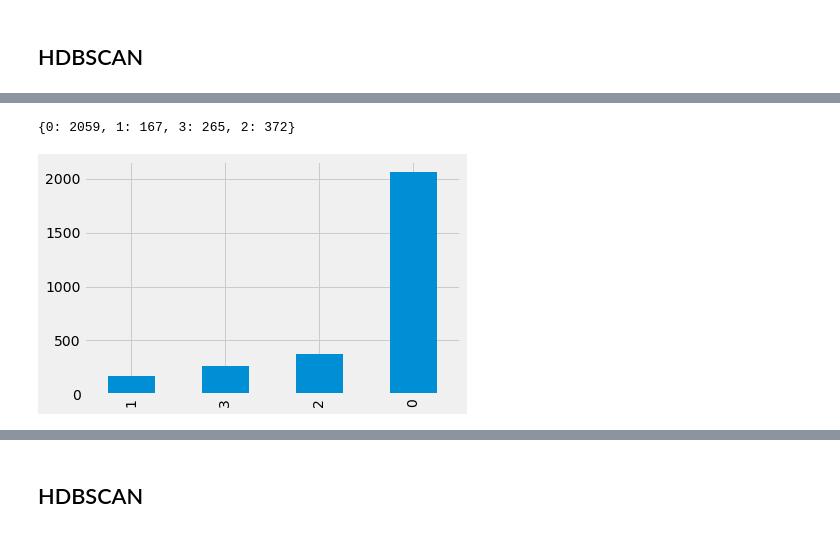
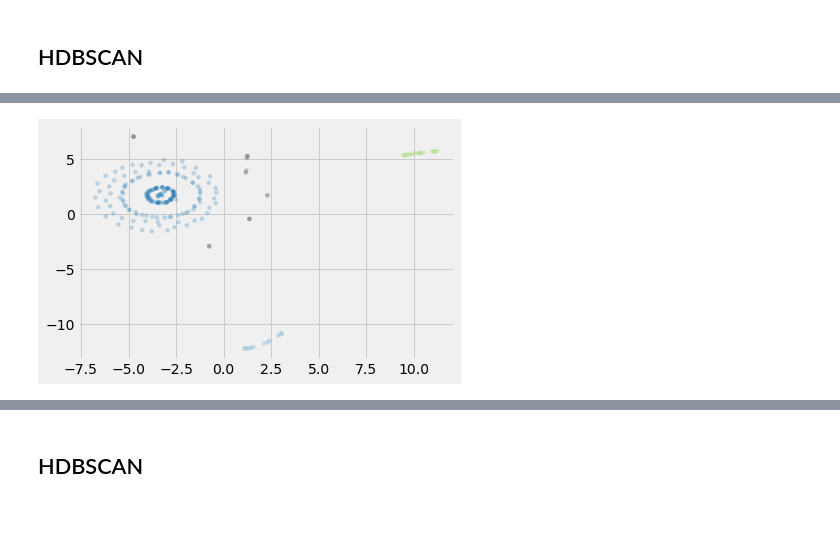
Before and after one commit to EddyVianney/Stage_master2_sdsc_eost, a Jupyter notebook: PMEDV_STAGE_SDSC_EOST.ipynb, the cells around one changed output, grey strips where cells are left out. Cells and saved outputs as stored; diff of their text form; code cells hidden in the pictures.

Commit message:
TimeSerie - DataFromImagery - Clustering classes done

```diff
--- a/PMEDV_STAGE_SDSC_EOST.ipynb
+++ b/PMEDV_STAGE_SDSC_EOST.ipynb
@@ -175,7 +178,7 @@ class TimeSerie():
         self.lat  = lat
         self.lon  = lon
         self.topo = topo
-        self.serie = serie.interpolate(limit_direction='both', inplace=False)
+        self.serie = serie
 
     def load(self, displacement):
         return serie.dropna(inplace=False)
@@ -184,7 +187,7 @@ class TimeSerie():
         return True if 100*(self.serie.displacement.isnull().sum().sum()/len(self.serie)) < pc else False
 
     def normalize(self):
-        return self.clone(StandardScaler().fit_transform(self.serie))
+        return StandardScaler().fit_transform(self.serie)
 
     def compute_inst_vel(self):
         vels =  []
@@ -259,7 +262,7 @@ class DataFromImageCorrelation(Visualization):
         self.ns, self.ew  = self.load(geo, ns, ew, pc)
         self.raw_ns, self.raw_ew = self.ns[:], self.ew[:]
         self.n_cores = multiprocessing.cpu_count()
-        self.magnitudes = []
+        self.magnitudes = None
         self.pc = pc
         self.alpha = alpha
 
@@ -268,8 +271,10 @@ class DataFromImageCorrelation(Visualization):
         for i in range(len(ns)):
             # vérifier que les séries temporelles comporte un pourcentage de valeurs null inférieure à pc et on des id identiques
             if ns[i].isnull().sum().sum()/len(ns[i]) < pc:
-                ns_r.append(TimeSerie(geo.iloc[i].id, geo.iloc[i].Lat, geo.iloc[i].Lon, geo.iloc[i].Topo, ns[i]))
-                ew_r.append(TimeSerie(geo.iloc[i].id, geo.iloc[i].Lat, geo.iloc[i].Lon, geo.iloc[i].Topo, ew[i]))
+                ns_ts = ns[i].interpolate(limit_direction='both', inplace=False)
+                ew_ts = ew[i].interpolate(limit_direction='both', inplace=False)
+                ns_r.append(TimeSerie(geo.iloc[i].id, geo.iloc[i].Lat, geo.iloc[i].Lon, geo.iloc[i].Topo, ns_ts))
+                ew_r.append(TimeSerie(geo.iloc[i].id, geo.iloc[i].Lat, geo.iloc[i].Lon, geo.iloc[i].Topo, ew_ts))
         return ns_r, ew_r
 
     def compute_vel(self, ns_component, ew_component):
@@ -326,9 +331,15 @@ class DataFromImageCorrelation(Visualization):
     # renvoyer les données pour effectuer le clustering
     # si on n'interesse qu'à la forme, il faut normaliser les données
     def prepare(self):
-        magnitudes = self.compute_magnitude(False)
-        #return magnitudes
-        return np.array([StandardScaler().fit_transform(df).reshape(len(df)) for df in magnitudes])
+        self.set_magnitudes(self.compute_magnitude(False))
+        #return np.array([StandardScaler().fit_transform(df).reshape(len(df)) for df in self.magnitudes])
+
+    # for the moment, we only normalize velocity time series
+    def normalize(self):
+        return np.array([StandardScaler().fit_transform(df).reshape(len(df)) for df in self.magnitudes])
+
+    def set_magnitudes(self, magnitudes):
+        self.magnitudes = magnitudes
 # %%
 def compute_distances_matrix(series):
 
@@ -458,5 +469,8 @@ SyntaxError: invalid syntax (<ipython-input-7-0508635d9d2a>, line 12)
 df_ew, df_ew_ts = load_data('MM_TIO_EW_31TGK_20151227_to_20200906.csv')
 # chargement de la composante Nord-Sud du mouvement du sol
 df_ns, df_ns_ts = load_data('MM_TIO_NS_31TGK_20151227_to_20200906.csv')
+# %%
+n = 300
+Data = DataFromImageCorrelation(df_ew.head(n), df_ns_ts[:n], df_ew_ts[:n])
 # %% [markdown]
 # Visualisation
@@ -474,4 +490,0 @@ viz.plot_disp_vel(Data.ns[n].serie, Data.ew[n].serie, raw_magnitudes[n])
-# %%
-import os
-dem_path = os.path.join(os.getcwd(), '/Dem/31TGK_copernicus_dem.tif')
-elevation.clip(bounds=(-122.4, 41.2, -122.1, 41.5), output=dem_path)
@@ -590,5 +632,0 @@ plt.show()
-# %%
-plot_distribution(clusterer.labels_)
-# %% [output]
-{0: 2059, 1: 167, 3: 265, 2: 372}
-[figure, removed]
@@ -631,0 +633,6 @@ plot_cluster_result(Data.ns, clusterer.labels_)
+# %%
+clustering = Clustering(Data)
+clustering.cluster()
+clustering.visualize()
+# %% [output]
+[figure, added]
```
Also changed, not shown: parts of 21 cells of this notebook.
